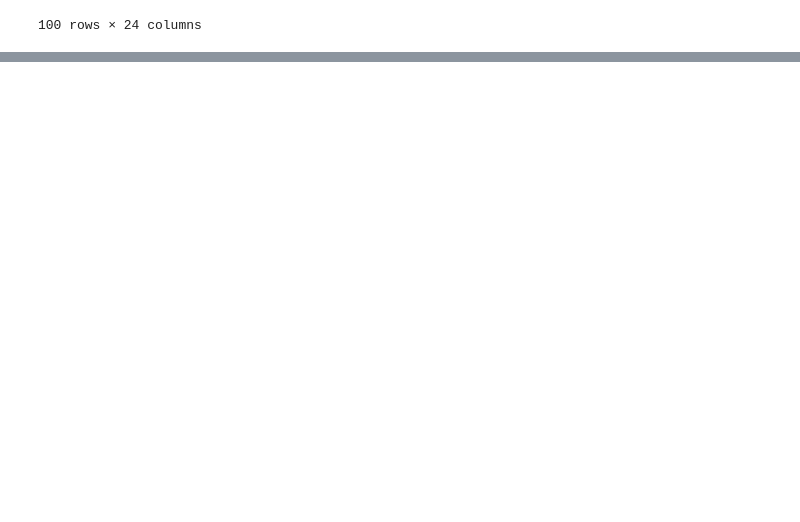
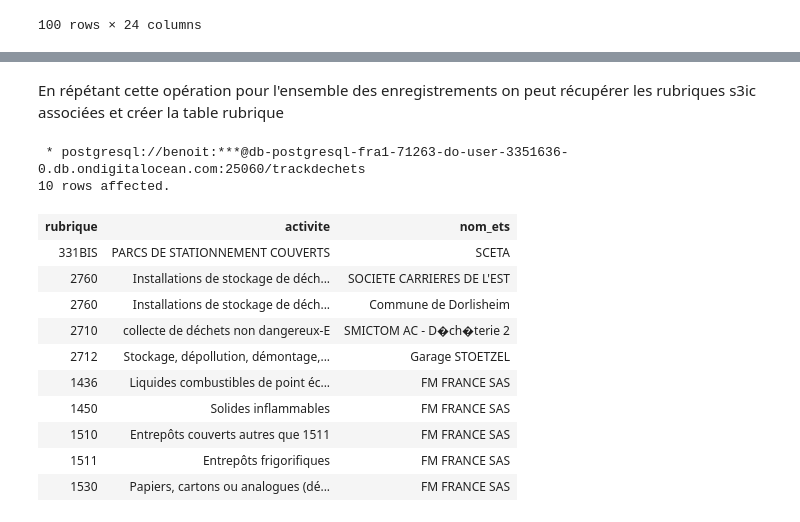
Before and after one commit to MTES-MCT/trackdechets-datascience, a Jupyter notebook: notebooks/trackdechets.ipynb, the cells around one changed output, grey strips where cells are left out. Cells and saved outputs as stored; diff of their text form; code cells hidden in the pictures; blank space fills up the shorter version.

Commit message:
retrieve rubrique IC info

```diff
--- a/notebooks/trackdechets.ipynb
+++ b/notebooks/trackdechets.ipynb
@@ -63,0 +106,28 @@ icpe_df.head(n=100)
+# %% [markdown]
+En répétant cette opération pour l'ensemble des enregistrements
+on peut récupérer les rubriques s3ic associées et créer la table
+rubrique
+# %%
+%%sql
+SELECT
+    A.rubrique,
+    A.activite,
+    B.nom_ets
+FROM rubrique as A
+LEFT JOIN icpe as B
+ON A.icpe_id = B.id
+LIMIT 10
+# %% [output]
+ * postgresql://benoit:***@db-postgresql-fra1-71263-do-user-3351636-0.db.ondigitalocean.com:25060/trackdechets
+10 rows affected.
+| rubrique | activite | nom_ets |
+| 331BIS | PARCS DE STATIONNEMENT COUVERTS | SCETA |
+| 2760 | Installations de stockage de déch... | SOCIETE CARRIERES DE L'EST |
+| 2760 | Installations de stockage de déch... | Commune de Dorlisheim |
+| 2710 | collecte de déchets non dangereux-E | SMICTOM AC - D�ch�terie 2 |
+| 2712 | Stockage, dépollution, démontage,... | Garage STOETZEL |
+| 1436 | Liquides combustibles de point éc... | FM FRANCE SAS |
+| 1450 | Solides inflammables | FM FRANCE SAS |
+| 1510 | Entrepôts couverts autres que 1511 | FM FRANCE SAS |
+| 1511 | Entrepôts frigorifiques | FM FRANCE SAS |
+| 1530 | Papiers, cartons ou analogues (dé... | FM FRANCE SAS |
```
Also changed, not shown: parts of 14 cells of this notebook, 6 other files.
